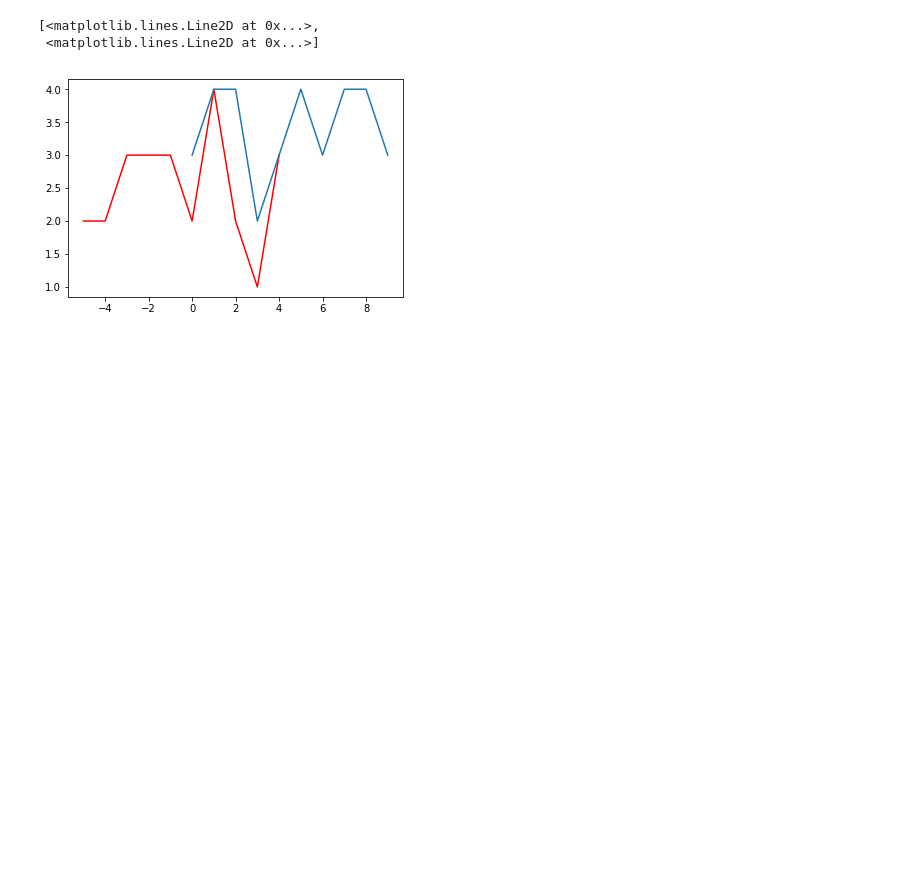
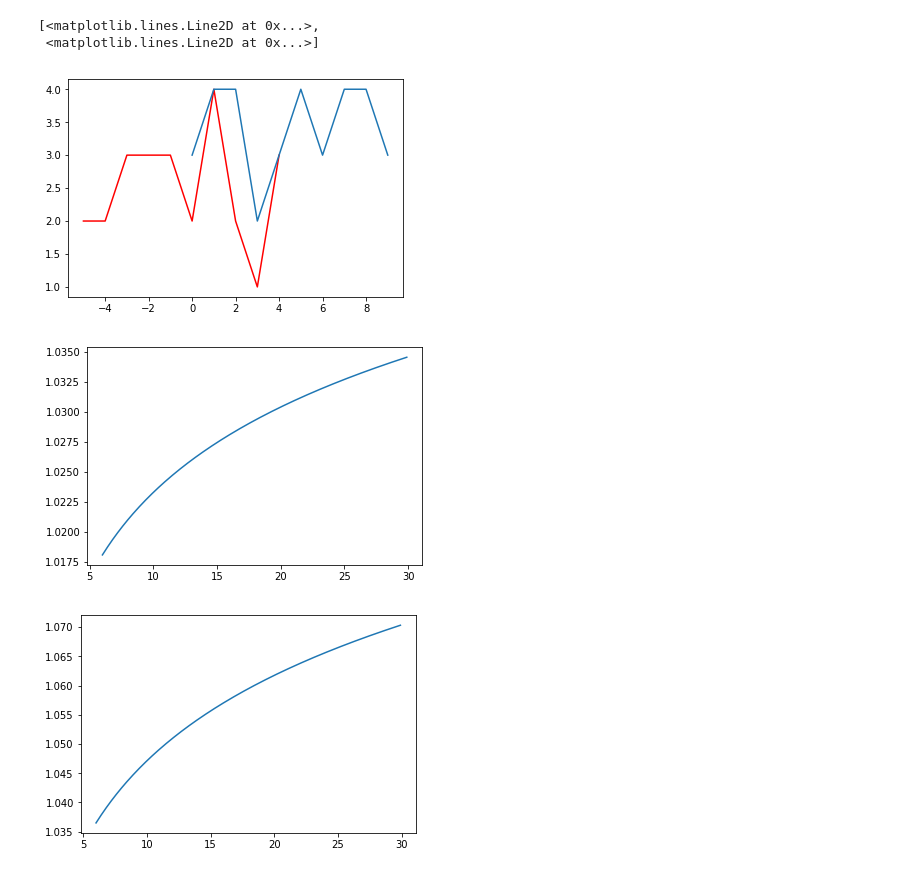
Before and after one commit to nickgu/ipynotebooks, a Jupyter notebook: Function Shortcut.ipynb, the cells around one changed output. Saved outputs shown, nothing was run; the diff lists cells and outputs as text; code cells hidden in the pictures; blank space fills up the shorter version.

```diff
--- a/Function Shortcut.ipynb
+++ b/Function Shortcut.ipynb
@@ -81,3 +81,10 @@ plt.plot(X, Y, 'r-', Z)
 [<matplotlib.lines.Line2D at 0x...>,
  <matplotlib.lines.Line2D at 0x...>]
 [figure]
+# %%
+
+pydev.function_curve(6, 30, 0.1, lambda x:x**0.01)
+pydev.function_curve(6, 30, 0.1, lambda x:x**0.02)
+# %% [output]
+[figure, added]
+[figure, added]
```
Also changed, not shown: 3 other files.
